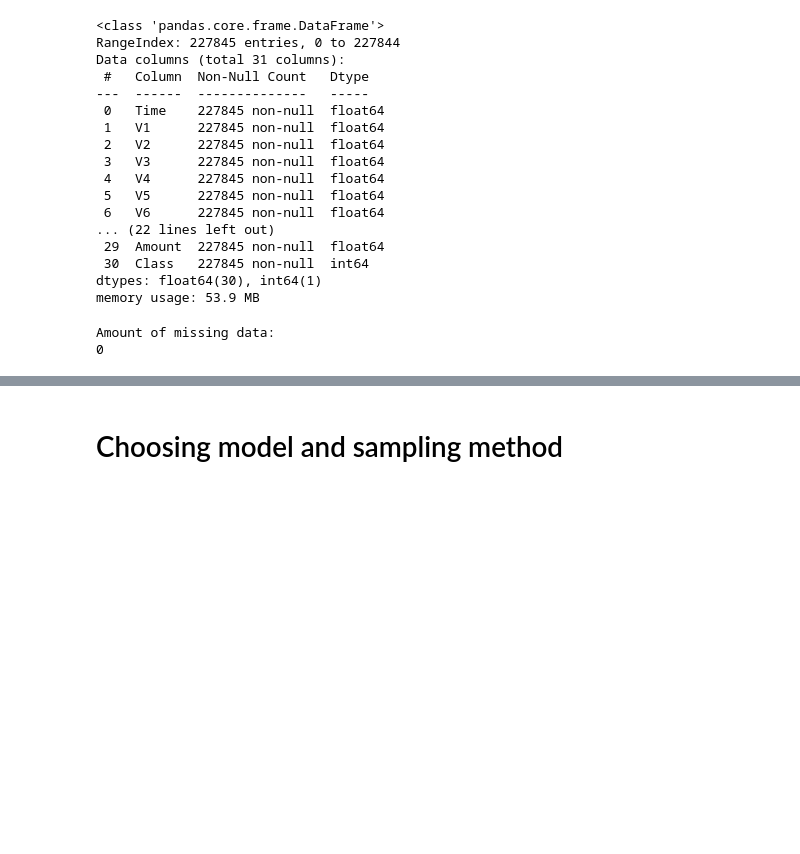
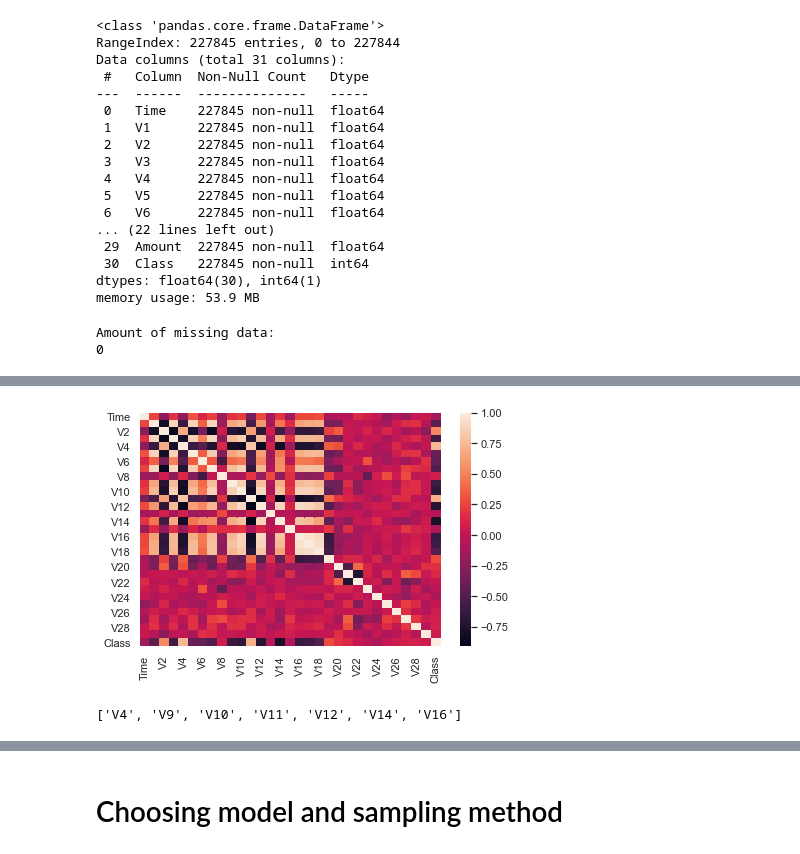
Before and after one commit to patrick-potocny/credit_card_fraud, a Jupyter notebook: credit_card_fraud_detection.ipynb, the cells around one changed output, grey strips where cells are left out. Saved outputs shown, nothing was run; the diff lists cells and outputs as text; code cells hidden in the pictures; blank space fills up the shorter version.

Commit message:
Figured out steps for final pipeline preprocessing, tidied funcs

```diff
--- a/credit_card_fraud_detection.ipynb
+++ b/credit_card_fraud_detection.ipynb
@@ -195,0 +343,9 @@ outlier_amount_df[outlier_amount_df['Class'] == 1].sort_values(
+# %%
+df_corr = balanced_heatmap(df)
+# %% [output]
+[figure, added]
+# %%
+most_corr_i = get_most_corr_i(df_corr, 0.6)
+most_corr_i
+# %% [output]
+['V4', 'V9', 'V10', 'V11', 'V12', 'V14', 'V16']
```
Also changed, not shown: parts of 36 cells of this notebook, 1 other file.
